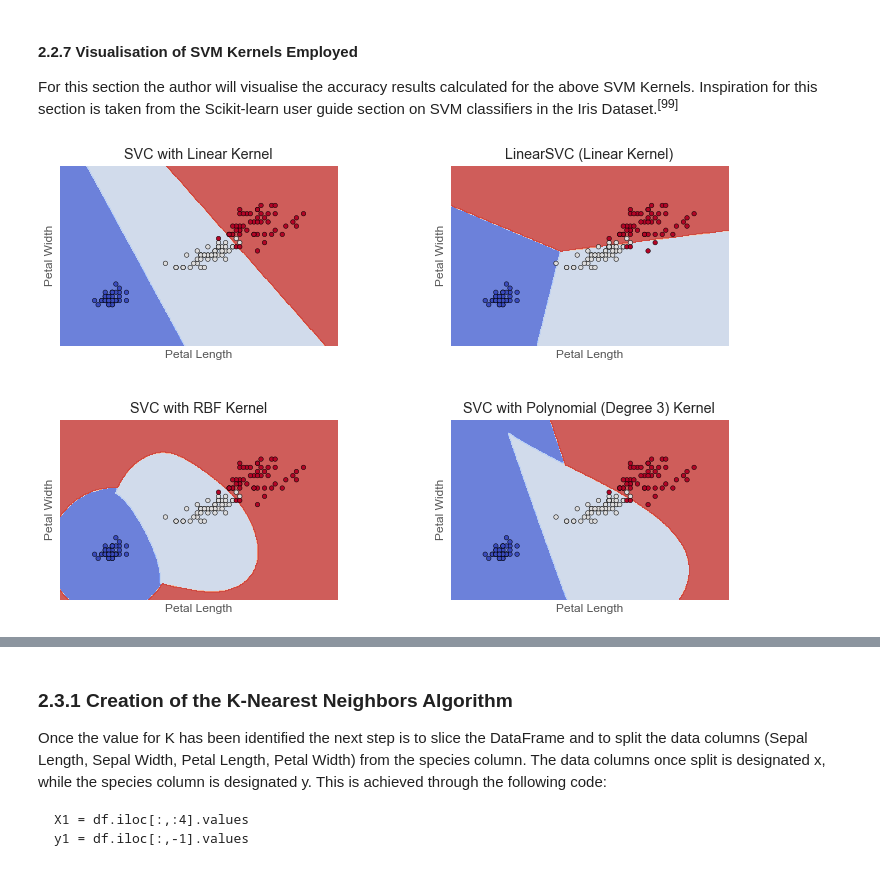
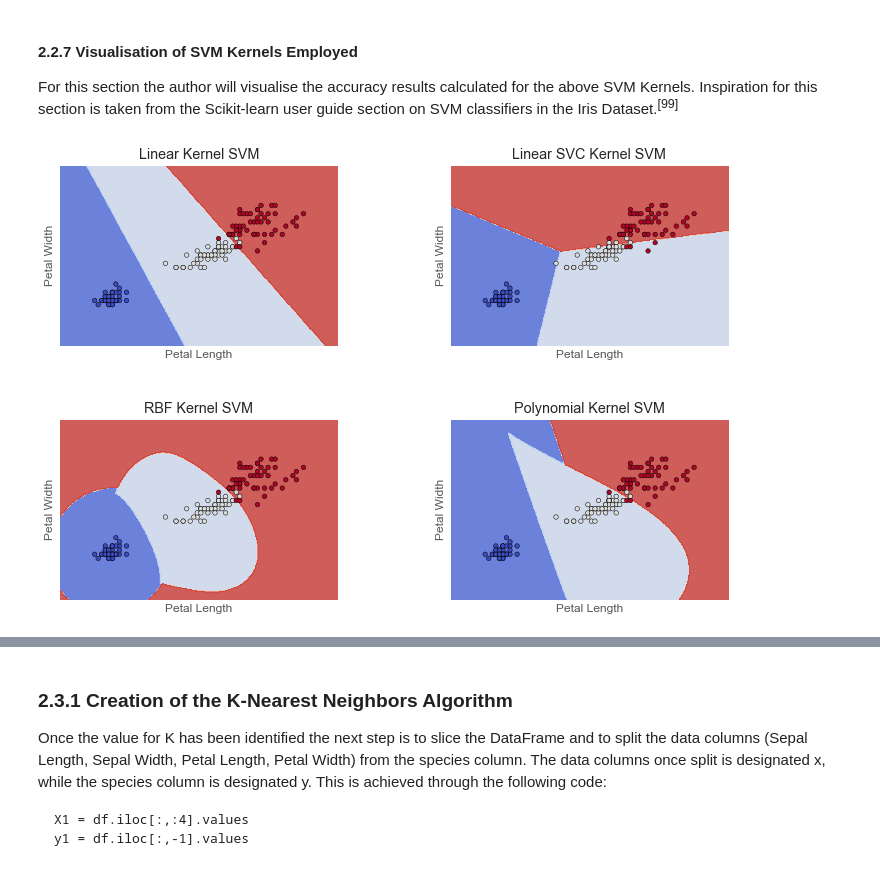
Before and after one commit to JPLee01/Machine_Learning_and_Statistics, a Jupyter notebook: scikit-learn.ipynb, the cells around one changed output, grey strips where cells are left out. Cells and saved outputs as stored; diff of their text form; code cells hidden in the pictures.

```diff
--- a/scikit-learn.ipynb
+++ b/scikit-learn.ipynb
@@ -735,35 +741,35 @@ models = (
     svm.LinearSVC(C=C, max_iter=10000),
     svm.SVC(kernel="rbf", gamma=0.7, C=C),
     svm.SVC(kernel="poly", degree=3, gamma="auto", C=C),
 )
 models = (clf.fit(X, y) for clf in models)
 
 # title for the plots
 titles = (
-    "SVC with Linear Kernel",
-    "LinearSVC (Linear Kernel)",
-    "SVC with RBF Kernel",
-    "SVC with Polynomial (Degree 3) Kernel",
+    "Linear Kernel SVM",
+    "Linear SVC Kernel SVM",
+    "RBF Kernel SVM",
+    "Polynomial Kernel SVM",
 )
 
 # Set-up 2x2 grid for plotting.
 fig, sub = plt.subplots(2, 2)
 plt.subplots_adjust(wspace=0.4, hspace=0.4)
 
 X0, X1 = X[:, 0], X[:, 1]
 xx, yy = make_meshgrid(X0, X1)
 
 for clf, title, ax in zip(models, titles, sub.flatten()):
     plot_contours(ax, clf, xx, yy, cmap=plt.cm.coolwarm, alpha=0.8)
     ax.scatter(X0, X1, c=y, cmap=plt.cm.coolwarm, s=20, edgecolors="k")
     ax.set_xlim(xx.min(), xx.max())
     ax.set_ylim(yy.min(), yy.max())
     ax.set_xlabel("Petal Length")
     ax.set_ylabel("Petal Width")
     ax.set_xticks(())
     ax.set_yticks(())
     ax.set_title(title)
 
 plt.show()
 # %% [output]
-[figure, old version]
+[figure, new version]
```
Also changed, not shown: parts of 19 cells of this notebook, 1 other file.
